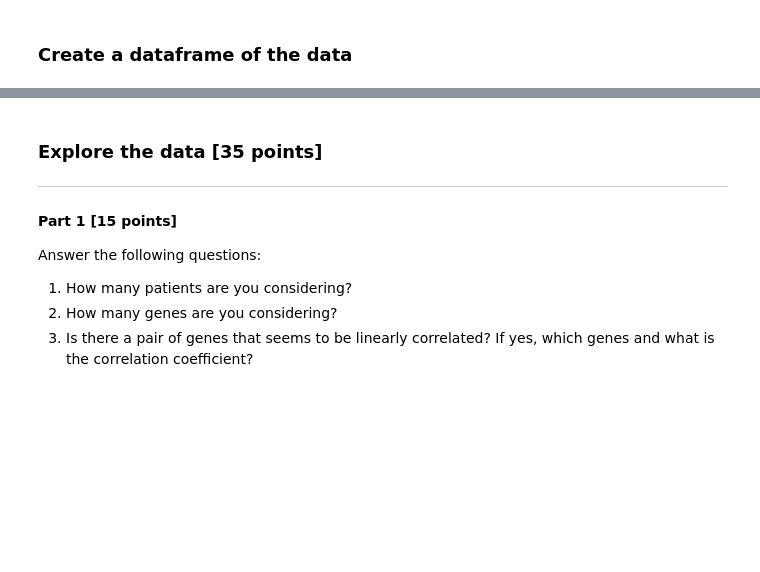
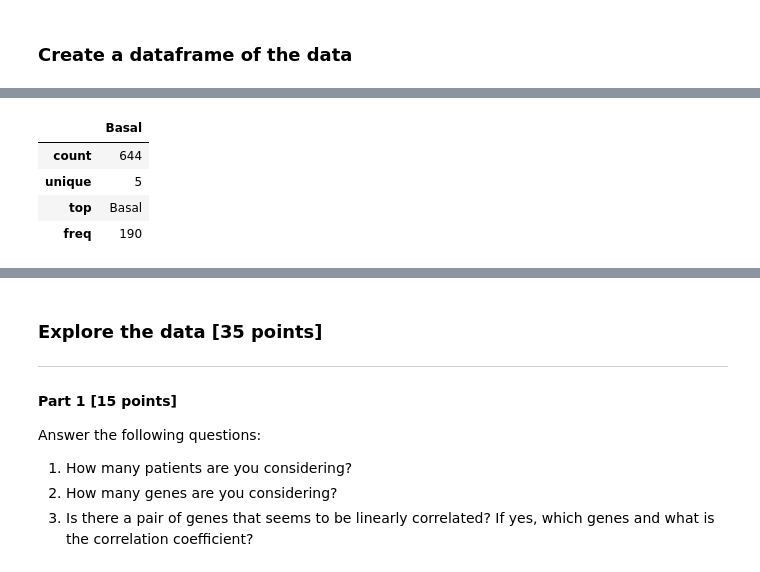
Before and after one commit to nkhetarpal/BIM6065C_S22_data_analysis, a Jupyter notebook: BIM6065C/ds3/data_analysis_3.ipynb, the cells around one changed output, grey strips where cells are left out. Cells and saved outputs as stored; diff of their text form; code cells hidden in the pictures; blank space fills up the shorter version.

```diff
--- a/BIM6065C/ds3/data_analysis_3.ipynb
+++ b/BIM6065C/ds3/data_analysis_3.ipynb
@@ -250,0 +285,9 @@ You wonder if you can cluster patient, from their expression profil, by clinical
+# %%
+bcs = pd.read_table(subtype, sep="\t")
+bcs.describe()
+# %% [output]
+|  | Basal |
+| count | 644 |
+| unique | 5 |
+| top | Basal |
+| freq | 190 |
```
Also changed, not shown: parts of 8 cells of this notebook.
